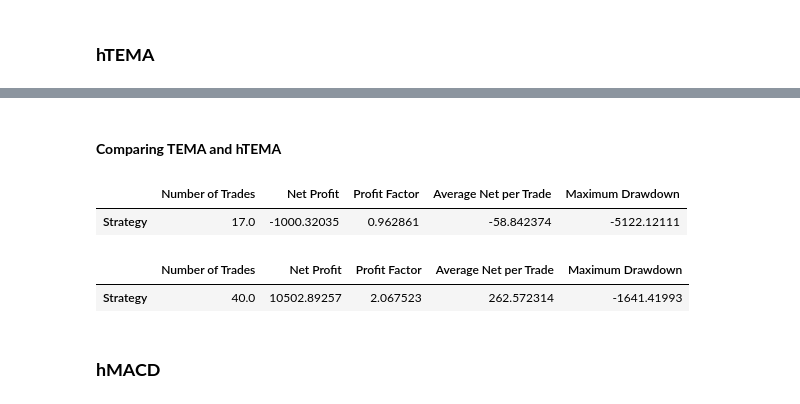
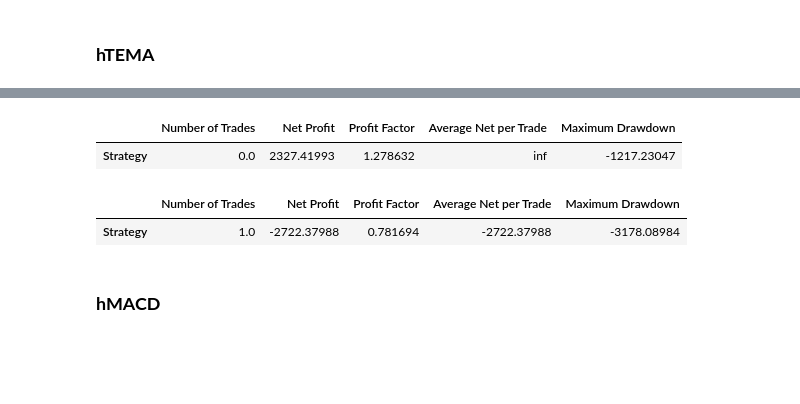
Before and after one commit to AmaanRai1/DS-340-Group-8, a Jupyter notebook: main.ipynb, the cells around one changed output, grey strips where cells are left out. Cells and saved outputs as stored; diff of their text form; code cells hidden in the pictures; blank space fills up the shorter version.

```diff
--- a/main.ipynb
+++ b/main.ipynb
@@ -841,6 +897,8 @@ y_test = split_data_y(test_data, time_window)
 # transforming numpy to tensor
 x_train = torch.from_numpy(x_train).type(torch.Tensor)
 y_train = torch.from_numpy(y_train).type(torch.Tensor)
+x_val = torch.from_numpy(x_val).type(torch.Tensor)
+y_val = torch.from_numpy(y_val).type(torch.Tensor)
 x_test = torch.from_numpy(x_test).type(torch.Tensor)
 y_test = torch.from_numpy(y_test).type(torch.Tensor)
 # %%
@@ -1064,0 +1067,12 @@ MAE: 204.1705, RMSE: 279.3989
+# %%
+# Instantiate model, loss function, and optimizer
+model = LSTMModel(input_size=input_size, hidden_size=hidden_size, num_layers=num_layers, dropout=dropout)
+criterion = nn.MSELoss()
+optimizer = optim.Adam(model.parameters(), lr=learning_rate)
+
+# Set up a learning rate scheduler
+scheduler = torch.optim.lr_scheduler.ReduceLROnPlateau(optimizer, patience=5, factor=0.5, verbose=True)
+
+# Early stopping parameters
+best_val_loss = float('inf')
+no_improvement_count = 0
@@ -1064,0 +1109,10 @@ MAE: 204.1705, RMSE: 279.3989
+# %%
+# Predictions and inverse transformation
+model.eval()
+with torch.no_grad():
+    y_pred = model(x_test).squeeze().cpu().numpy()
+    y_test = y_test.cpu().numpy()
+
+# Rescale predictions
+y_pred = y_pred.reshape(-1, 1)
+y_pred = scaler.inverse_transform(y_pred)
@@ -1064,0 +1147,18 @@ MAE: 204.1705, RMSE: 279.3989
+# %%
+# Generating predictions on the test set
+model.eval()
+with torch.no_grad():
+    y_pred_lstm = model(x_test)
+
+# If data was scaled, apply inverse scaling to predictions (optional)
+# Uncomment if using a scaler, e.g., MinMaxScaler
+# y_pred_lstm = scaler.inverse_transform(y_pred_lstm.numpy())
+
+# Convert predictions to a DataFrame for easier handling
+y_pred_lstm = pd.DataFrame(y_pred_lstm.numpy(), columns=['Predicted'], index=test_data.index[:len(y_pred_lstm)])
+
+# Apply a moving average to smooth predictions (optional)
+y_pred_lstm['Predicted'] = y_pred_lstm['Predicted'].rolling(window=3, min_periods=1).mean()
+
+# Display the first few predictions
+print(y_pred_lstm.head())
@@ -1150,15 +1258,13 @@ htema_strategy(test_data, index_name, best_tema_params[0], best_tema_params[1],
-# %% [markdown]
-#### **Comparing TEMA and hTEMA**
 # %%
-calculate_metrics(tema_strategy(test_data, index_name, best_tema_params[0], best_tema_params[1], best_tema_params[2]))
+calculate_metrics(htema_strategy(test_data, index_name, best_tema_params[0], best_tema_params[1], best_tema_params[2], y_pred_lstm))
 # %% [output]
 |  | Number of Trades | Net Profit | Profit Factor | Average Net per Trade | Maximum Drawdown |
-| Strategy | 17.0 | -1000.32035 | 0.962861 | -58.842374 | -5122.12111 |
+| Strategy | 0.0 | 2327.41993 | 1.278632 | inf | -1217.23047 |
 # %%
-calculate_metrics(htema_strategy(test_data, index_name, best_tema_params[0], best_tema_params[1], best_tema_params[2], y_pred_lr))
+calculate_metrics(htema_strategy(validation_data, index_name, best_tema_params[0], best_tema_params[1], best_tema_params[2], y_pred_lstm))
 # %% [output]
 |  | Number of Trades | Net Profit | Profit Factor | Average Net per Trade | Maximum Drawdown |
-| Strategy | 40.0 | 10502.89257 | 2.067523 | 262.572314 | -1641.41993 |
+| Strategy | 1.0 | -2722.37988 | 0.781694 | -2722.37988 | -3178.08984 |
 # %% [markdown]
 ### **hMACD**
 # %%
```
Also changed, not shown: parts of 145 cells of this notebook.
